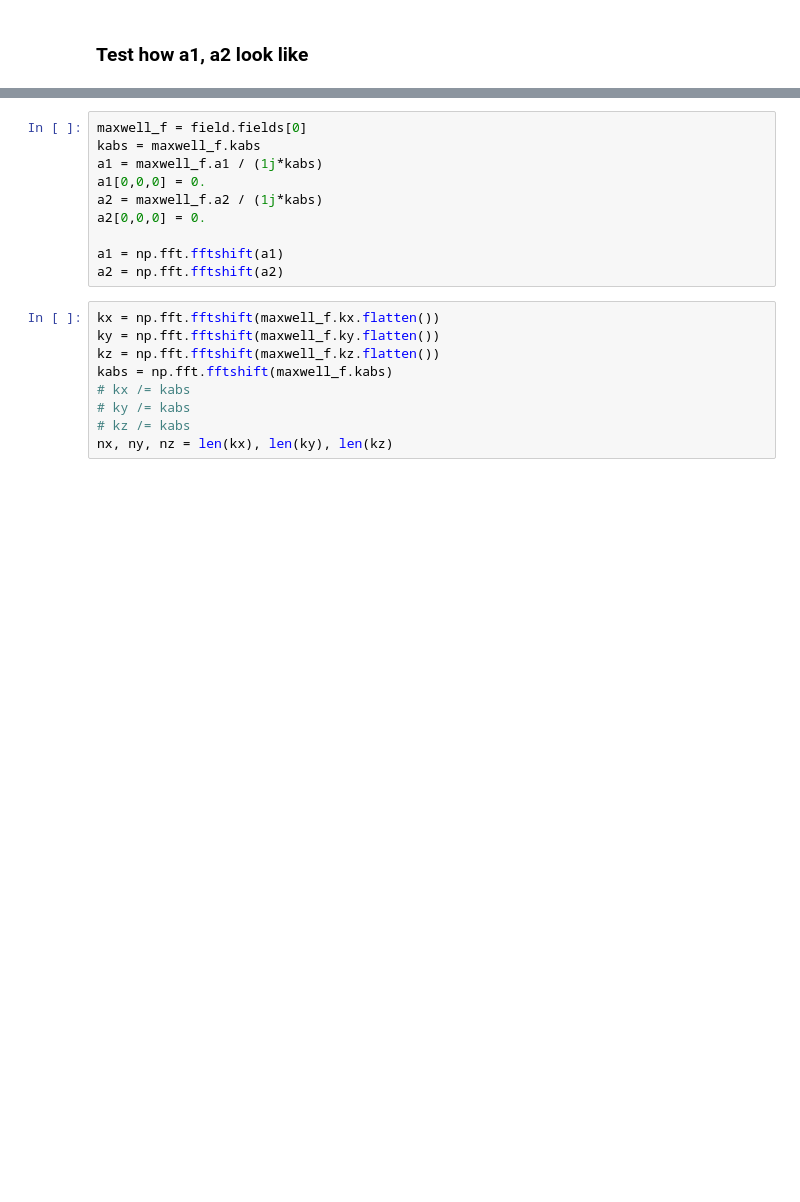
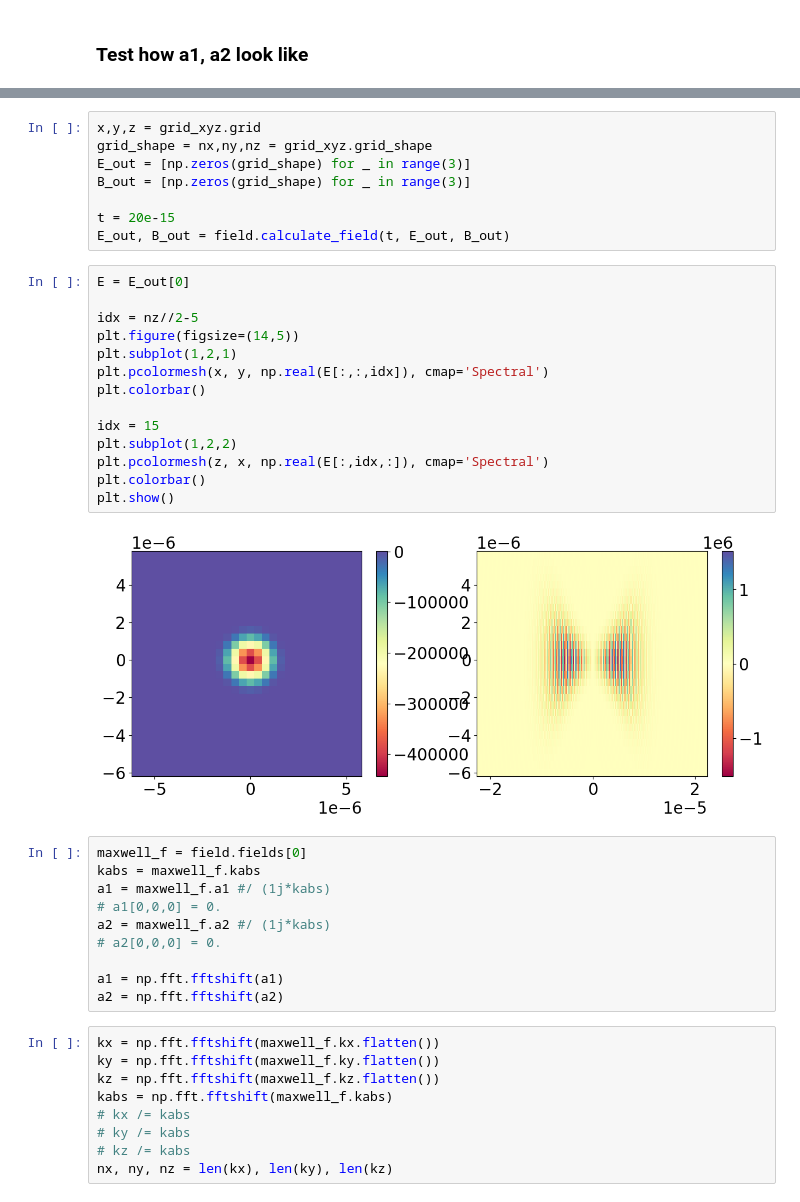
Before and after one commit to hixps/quantum-vacuum, a Jupyter notebook: notebooks/test.ipynb, the cells around one changed output, grey strips where cells are left out. Cells and saved outputs as stored; diff of their text form; blank space fills up the shorter version.

```diff
--- a/notebooks/test.ipynb
+++ b/notebooks/test.ipynb
@@ -179,10 +191,34 @@ Solo parameter
+# %%
+x,y,z = grid_xyz.grid
+grid_shape = nx,ny,nz = grid_xyz.grid_shape
+E_out = [np.zeros(grid_shape) for _ in range(3)]
+B_out = [np.zeros(grid_shape) for _ in range(3)]
+
+t = 20e-15
+E_out, B_out = field.calculate_field(t, E_out, B_out)
+# %%
+E = E_out[0]
+
+idx = nz//2-5
+plt.figure(figsize=(14,5))
+plt.subplot(1,2,1)
+plt.pcolormesh(x, y, np.real(E[:,:,idx]), cmap='Spectral')
+plt.colorbar()
+
+idx = 15
+plt.subplot(1,2,2)
+plt.pcolormesh(z, x, np.real(E[:,idx,:]), cmap='Spectral')
+plt.colorbar()
+plt.show()
+# %% [output]
+[figure, added]
 # %%
 maxwell_f = field.fields[0]
 kabs = maxwell_f.kabs
-a1 = maxwell_f.a1 / (1j*kabs)
-a1[0,0,0] = 0.
-a2 = maxwell_f.a2 / (1j*kabs)
-a2[0,0,0] = 0.
+a1 = maxwell_f.a1 #/ (1j*kabs)
+# a1[0,0,0] = 0.
+a2 = maxwell_f.a2 #/ (1j*kabs)
+# a2[0,0,0] = 0.
 
 a1 = np.fft.fftshift(a1)
 a2 = np.fft.fftshift(a2)
```
Also changed, not shown: parts of 23 cells of this notebook, 5 other files.
